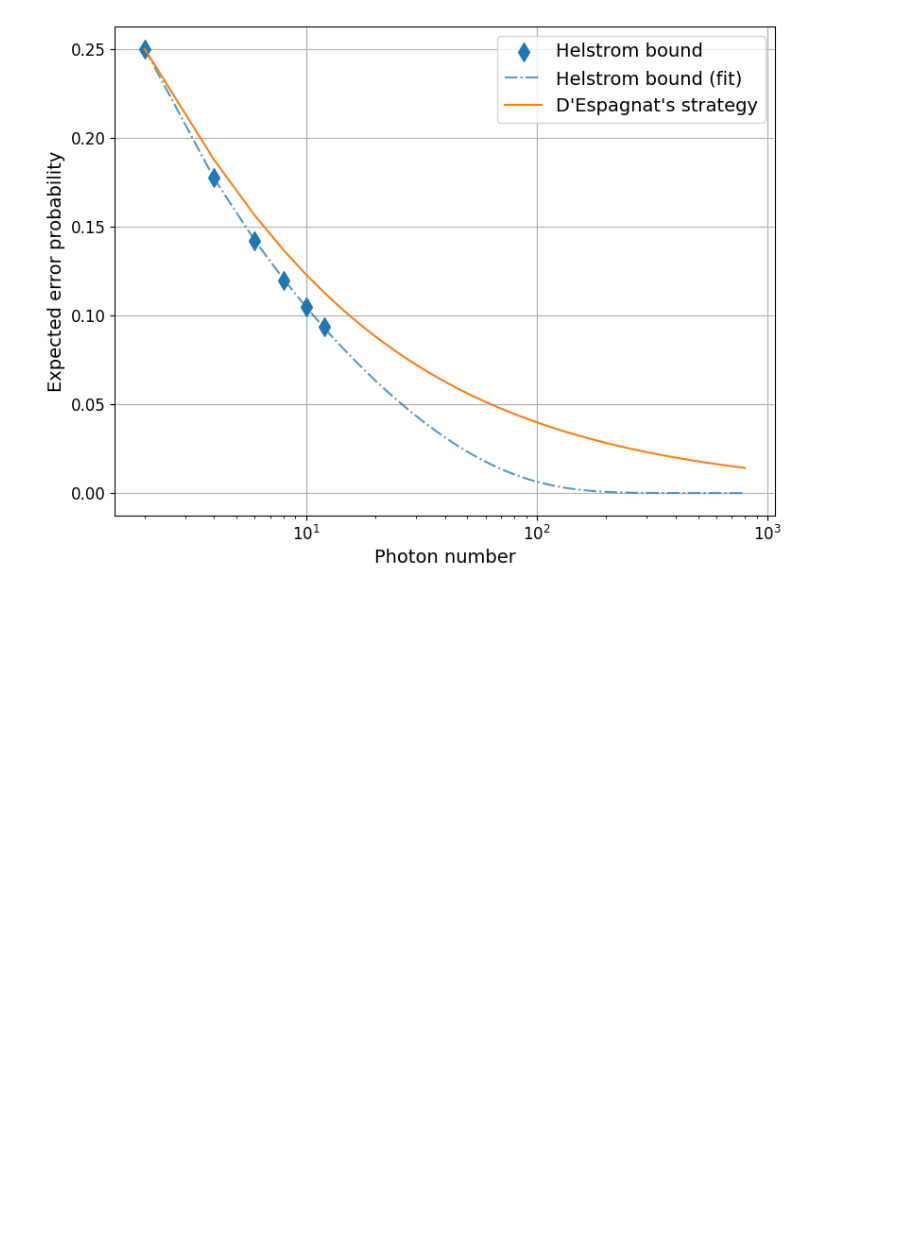
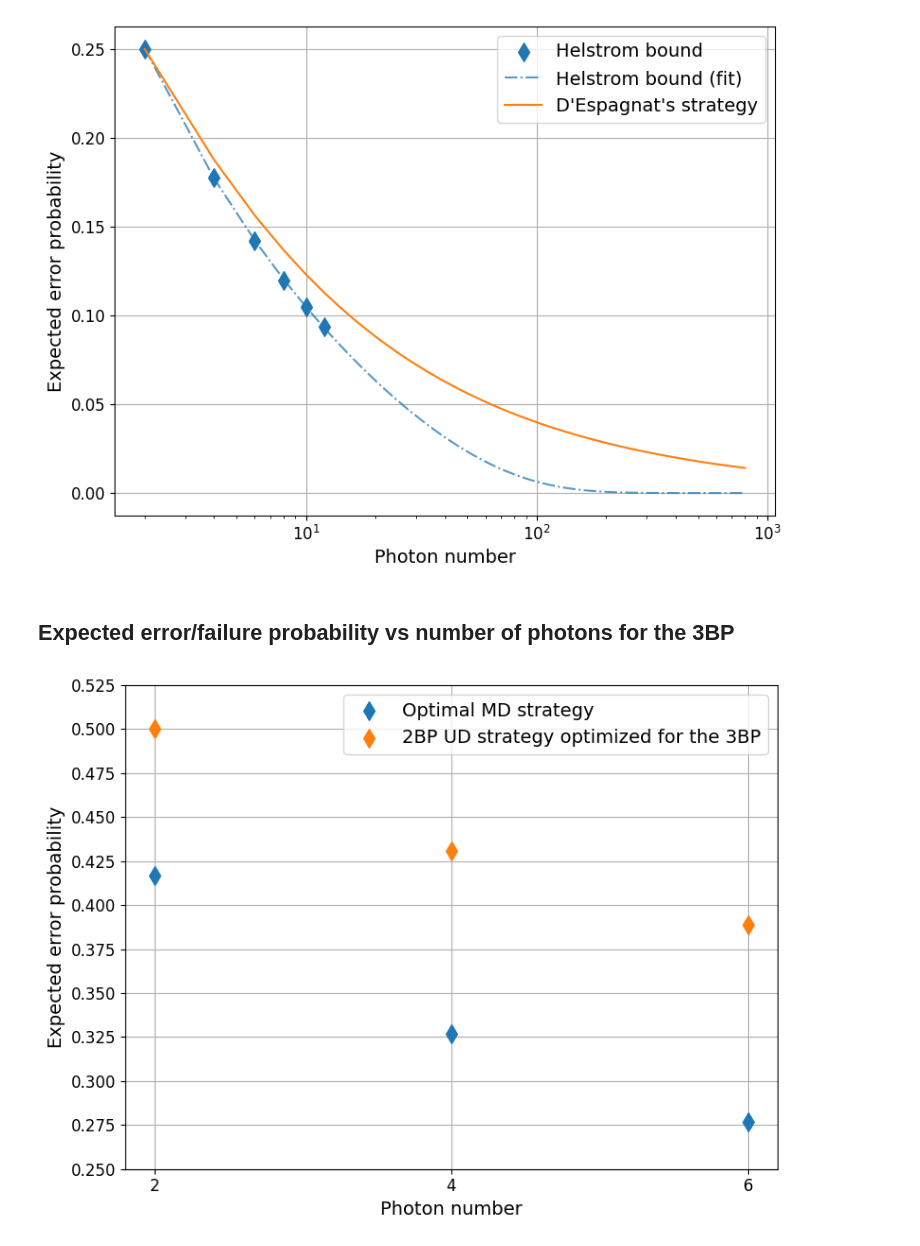
Before and after one commit to santiagobusta/photonboxes_qsd, a Jupyter notebook: graph_maker.ipynb, the cells around one changed output. Drawn from its saved outputs; the diff is of its cells as text; code cells hidden in the pictures; blank space fills up the shorter version.

```diff
--- a/graph_maker.ipynb
+++ b/graph_maker.ipynb
@@ -69,3 +75,30 @@ plt.savefig('figures/Perr_vs_N_fit.jpg', dpi=300)
 plt.show()
 # %% [output]
 [figure]
+# %% [markdown]
+## Expected error/failure probability vs number of photons for the 3BP
+# %%
+# load data
+
+Perr = []
+Pinc = []
+Nrange = np.arange(2, 6+1, 2)
+
+for N in Nrange:
+    Perr += [np.loadtxt("semidefinite_programs/data/perr_md_primal3bp_num_N{:d}.txt".format(N))*1]
+    Pinc += [np.loadtxt("semidefinite_programs/data/unamperr_md_primal3bp_num_N{:d}.txt".format(N))*1]
+# %%
+plt.figure(figsize=(8,6))
+plt.scatter(Nrange, Perr, marker='d', s=100, zorder=3, label="Optimal MD strategy")
+plt.scatter(Nrange, Pinc, marker='d', s=100, zorder=3, label="2BP UD strategy optimized for the 3BP")
+plt.ylabel(r"Expected error probability",fontsize=14)
+plt.xlabel("Photon number",fontsize=14)
+plt.xticks(Nrange,fontsize=12)
+plt.yticks(np.arange(0.25,0.53,0.025),fontsize=12)
+plt.grid()
+plt.tight_layout()
+plt.legend(fontsize=14)
+plt.savefig('figures/3bp_perr_vs_N.jpg', dpi=300)
+plt.show()
+# %% [output]
+[figure, added]
```
Also changed, not shown: parts of 6 cells of this notebook, 17 other files.
